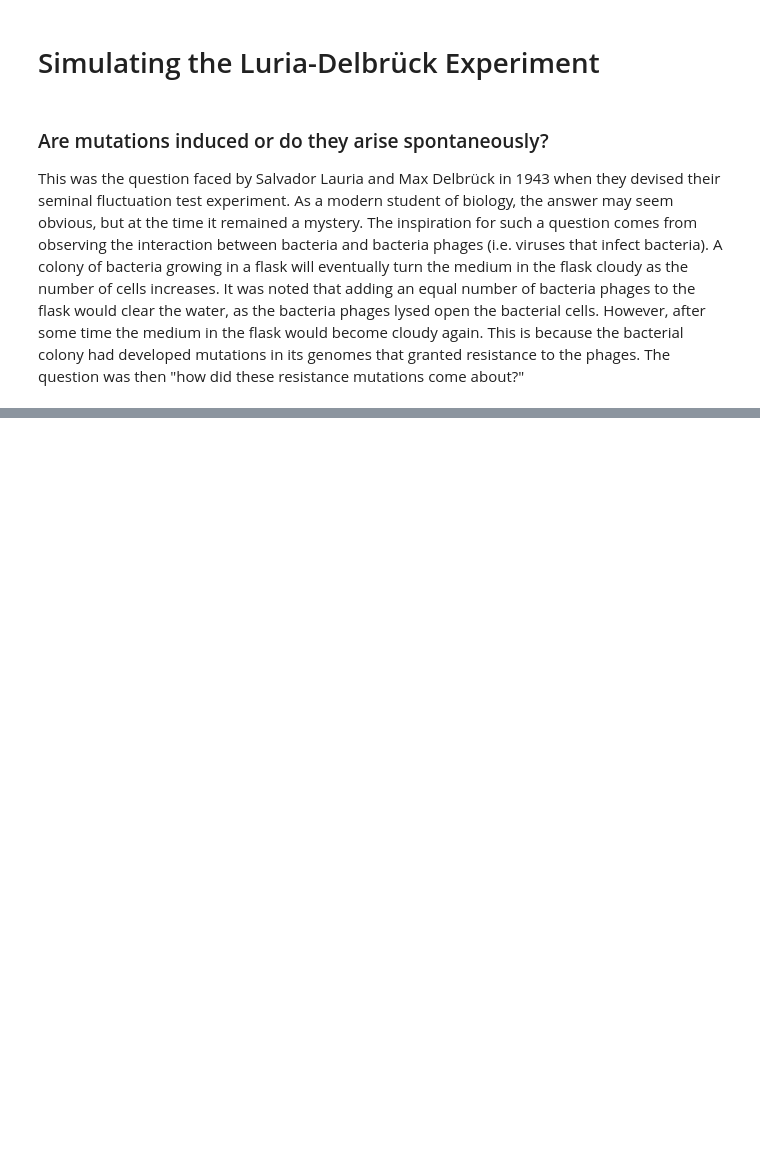
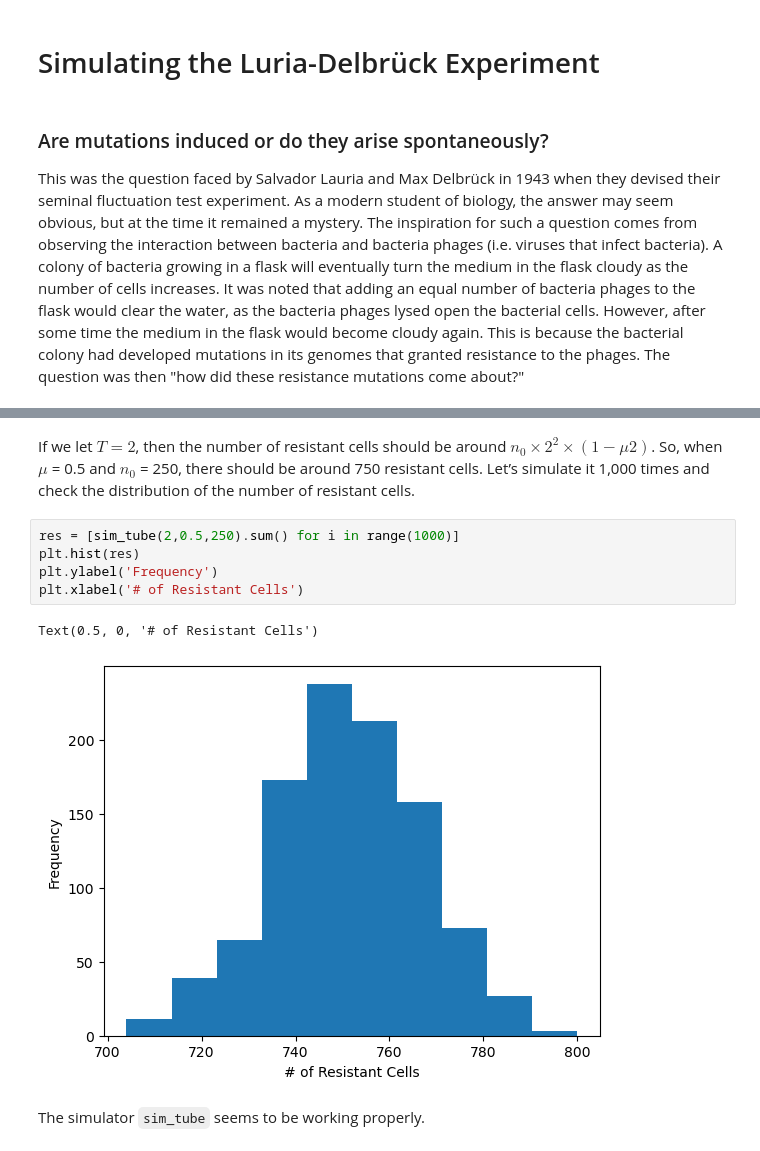
Before and after one commit to AlecJacobsen/Simulation_for_Biologists, a Jupyter notebook: Luria-Delbruck_Practical/python/Luria-Delbruck_Exp.ipynb, the cells around one changed output, grey strips where cells are left out. Cells and saved outputs as stored; diff of their text form; blank space fills up the shorter version.

```diff
--- a/Luria-Delbruck_Practical/python/Luria-Delbruck_Exp.ipynb
+++ b/Luria-Delbruck_Practical/python/Luria-Delbruck_Exp.ipynb
@@ -151,0 +163,12 @@ print(np.var(res_A), np.var(res_B))
+# %% [markdown]
+If we let $T = 2$, then the number of resistant cells should be around $n_0 ×2^2 ×(1−μ2)$. So, when $μ$ = 0.5 and $n_0$ = 250, there should be around 750 resistant cells. Let’s simulate it 1,000 times and check the distribution of the number of resistant cells.
+# %%
+res = [sim_tube(2,0.5,250).sum() for i in range(1000)]
+plt.hist(res)
+plt.ylabel('Frequency')
+plt.xlabel('# of Resistant Cells')
+# %% [output]
+Text(0.5, 0, '# of Resistant Cells')
+[figure, added]
+# %% [markdown]
+The simulator `sim_tube` seems to be working properly.
```
Also changed, not shown: parts of 68 cells of this notebook, 1 other file.
